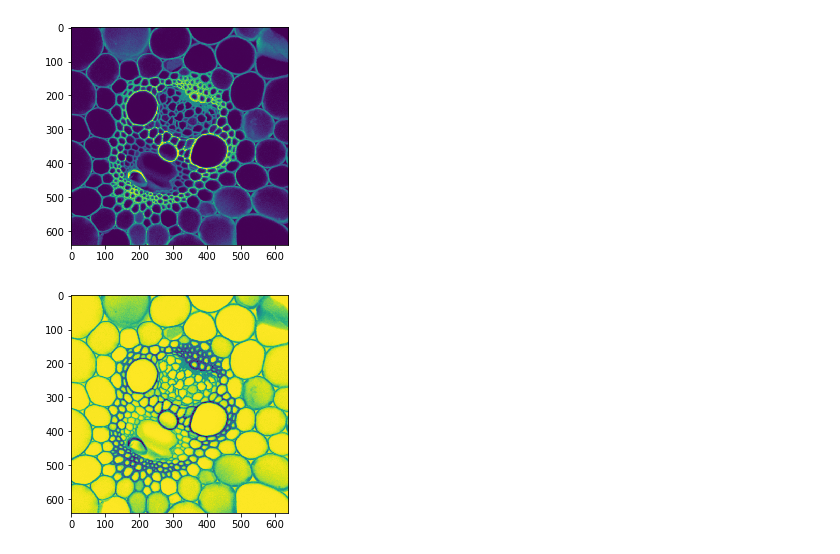
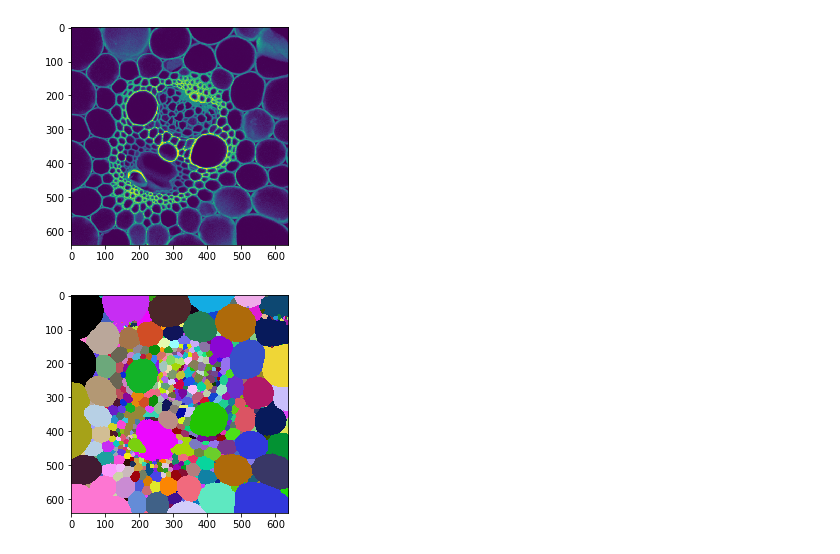
Before and after one commit to haesleinhuepf/apoc, a Jupyter notebook: demo/cell_classification.ipynb, the cells around one changed output. Saved outputs shown, nothing was run; the diff lists cells and outputs as text; code cells hidden in the pictures.

```diff
--- a/demo/cell_classification.ipynb
+++ b/demo/cell_classification.ipynb
@@ -19,6 +20,10 @@ cle.imshow(image)
 [figure]
 # %%
 inverted = cle.subtract_image_from_scalar(image, scalar=256)
-cle.imshow(inverted)
+binary = cle.threshold_otsu(inverted)
+labels = cle.connected_components_labeling_box(binary)
+extended_labels = cle.extend_labeling_via_voronoi(labels)
+
+cle.imshow(extended_labels, labels=True)
 # %% [output]
-[figure, old version]
+[figure, new version]
```
Also changed, not shown: parts of 7 cells of this notebook, 2 other files.
